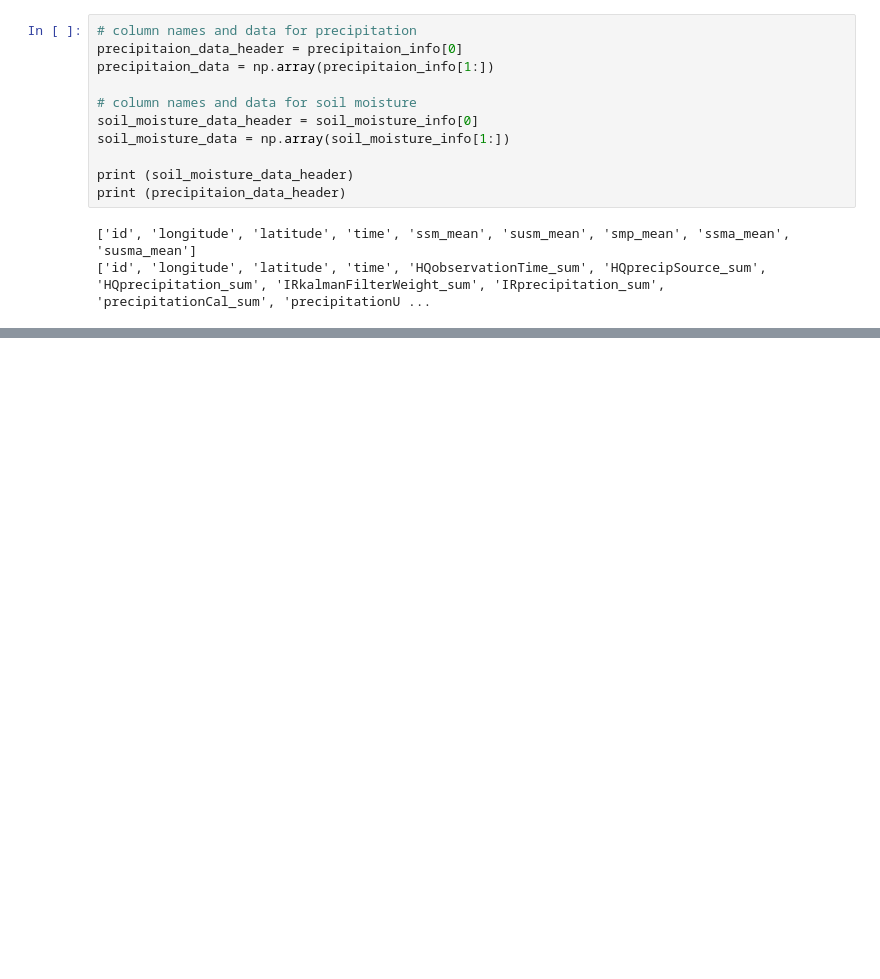
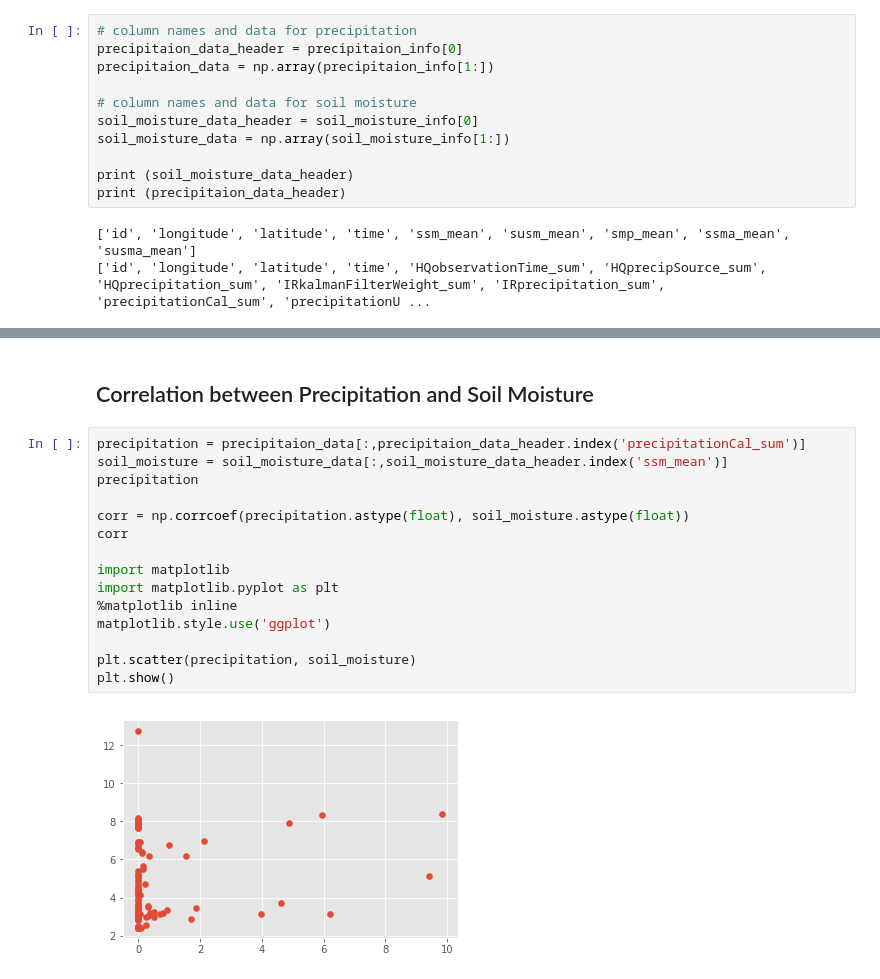
Before and after one commit to pankajrandhe/gpm_and_soil_moisture_time_series, a Jupyter notebook: gpm_analysis.ipynb, the cells around one changed output, grey strips where cells are left out. Cells and saved outputs as stored; diff of their text form; blank space fills up the shorter version.

```diff
--- a/gpm_analysis.ipynb
+++ b/gpm_analysis.ipynb
@@ -245,0 +257,19 @@ ax2.grid(True)
+# %% [markdown]
+## Correlation between Precipitation and Soil Moisture
+# %%
+precipitation = precipitaion_data[:,precipitaion_data_header.index('precipitationCal_sum')]
+soil_moisture = soil_moisture_data[:,soil_moisture_data_header.index('ssm_mean')]
+precipitation
+
+corr = np.corrcoef(precipitation.astype(float), soil_moisture.astype(float))
+corr
+
+import matplotlib
+import matplotlib.pyplot as plt
+%matplotlib inline
+matplotlib.style.use('ggplot')
+
+plt.scatter(precipitation, soil_moisture)
+plt.show()
+# %% [output]
+[figure, added]
```
Also changed, not shown: parts of 11 cells of this notebook.
